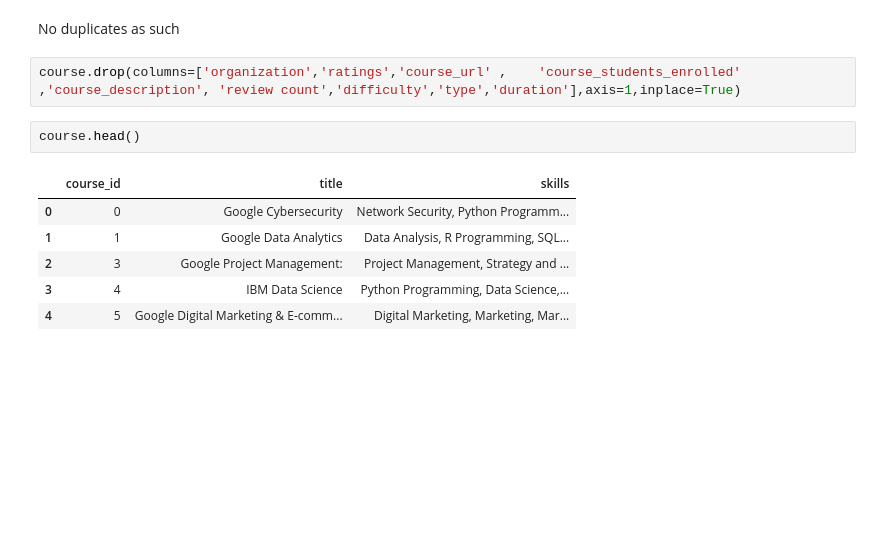
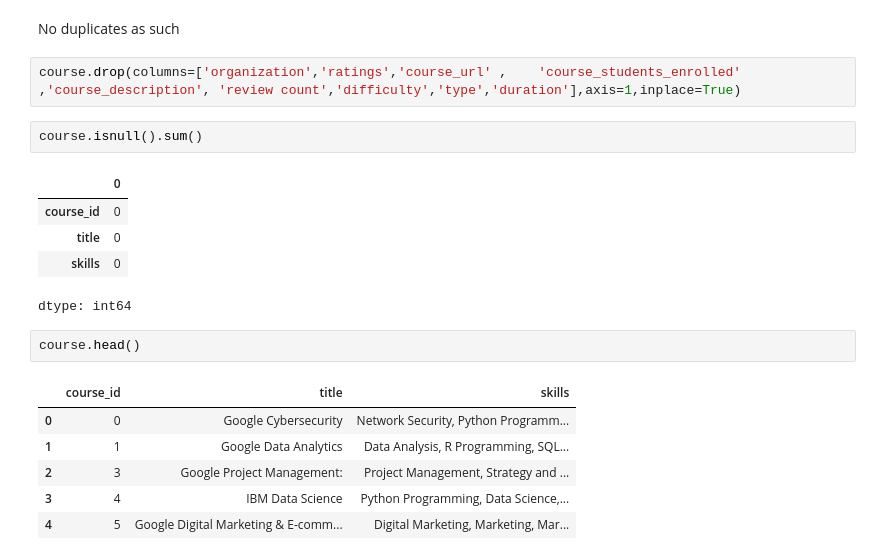
Before and after one commit to Chandrani45/AI-COURSE-RECOMMENDER-PROJECT-WORK-, a Jupyter notebook: Chandrani_Sengupta_project.ipynb, the cells around one changed output. Drawn from its saved outputs; the diff is of its cells as text; blank space fills up the shorter version.

```diff
--- a/Chandrani_Sengupta_project.ipynb
+++ b/Chandrani_Sengupta_project.ipynb
@@ -148,6 +148,14 @@ np.int64(0)
 No duplicates as such
 # %%
 course.drop(columns=['organization','ratings','course_url' ,	'course_students_enrolled' ,'course_description', 'review count','difficulty','type','duration'],axis=1,inplace=True)
+# %%
+course.isnull().sum()
+# %% [output]
+|  | 0 |
+| course_id | 0 |
+| title | 0 |
+| skills | 0 |
+dtype: int64
 # %%
 course.head()
 # %% [output]
```
Also changed, not shown: parts of 20 cells of this notebook.
